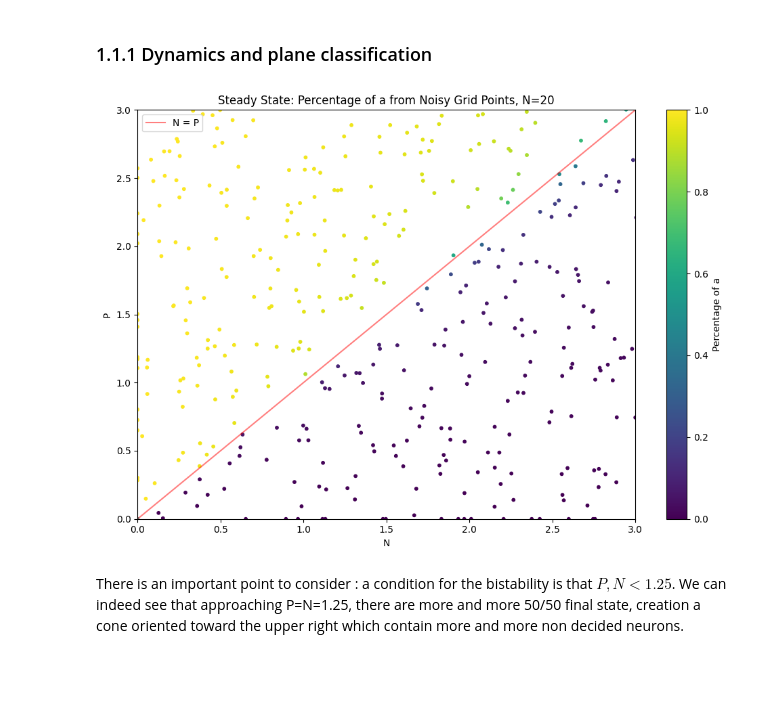
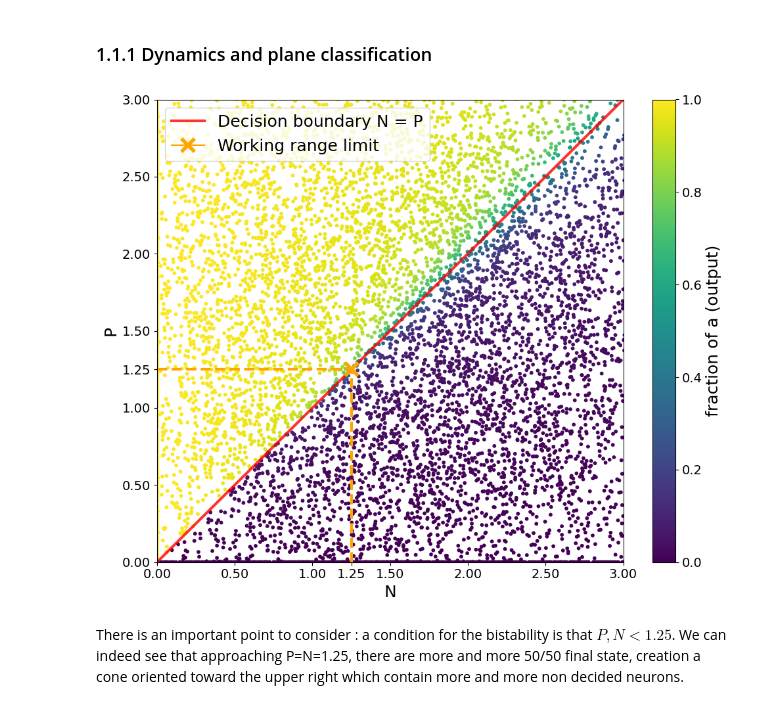
Before and after one commit to Aeronobase/Code-neural-network-with-CRNs, a Jupyter notebook: Sym Neuron-Rondelez_4_Response delay.ipynb, the cells around one changed output. Cells and saved outputs as stored; diff of their text form; code cells hidden in the pictures; blank space fills up the shorter version.

```diff
--- a/Sym Neuron-Rondelez_4_Response delay.ipynb
+++ b/Sym Neuron-Rondelez_4_Response delay.ipynb
@@ -58,12 +58,12 @@ lambda_a = 1.0
 lambda_b = 1.0
 
 # --- Parameter grid for numerical integration ---
-nb_of_points = 20
+nb_of_points = 100
 P_grid = np.linspace(0.0, 3, nb_of_points)  # P entre 0 et 1.25
 N_grid = np.linspace(0.0, 3, nb_of_points)  # N entre 0 et 1.25
 
 # Noise parameters
-noise_sigma = 0.2  # écart-type du bruit gaussien ajouté
+noise_sigma = 0.6  # écart-type du bruit gaussien ajouté
 
 # Time span and initial condition for the ODE
 t_span_full = (0, 150)
@@ -107,31 +107,49 @@ P_plot = results[:, 0]
 N_plot = results[:, 1]
 a_low_plot = results[:, 2]
 b_low_plot = results[:, 3]
-
-# --- Plot the phase diagram ---
-fig, ax = plt.subplots(figsize=(10, 7))
-
-a_percentage = a_low_plot / (a_low_plot + b_low_plot + 1e-10)
-
-sc = ax.scatter(N_plot, P_plot, c=a_percentage, cmap='viridis', s=10, marker='o')
-ax.set_title(f"Steady State: Percentage of a from Noisy Grid Points, N={nb_of_points}")
-ax.set_xlabel("N")
-ax.set_ylabel("P")
-cbar = plt.colorbar(sc, ax=ax)
-cbar.set_label("Percentage of a")
-
-# Tracé de la diagonale N = P
-ax.plot([0, 3], [0, 3], color='red', alpha=0.5, label='N = P')
-
-# Limiter les axes entre 0 et 3
-ax.set_xlim(0, 3)
-ax.set_ylim(0, 3)
-
-ax.legend()
-plt.tight_layout()
-plt.show()
-# %% [output]
-[figure, removed]
+# %%
+# --- Plot the phase diagram ---
+fig, ax = plt.subplots(figsize=(10, 8))
+
+a_percentage = a_low_plot / (a_low_plot + b_low_plot + 1e-10)
+
+sc = ax.scatter(N_plot, P_plot, c=a_percentage, cmap='viridis', s=10, marker='o')
+ax.set_xlabel("N", fontsize=18)
+ax.set_ylabel("P", fontsize=18)
+
+cbar = plt.colorbar(sc, ax=ax)
+cbar.set_label("fraction of a (output)", fontsize=18)
+cbar.ax.tick_params(labelsize=14)
+
+# Tracé de la diagonale N = P
+ax.plot([0, 3], [0, 3], color='red', alpha=0.8, label='Decision boundary N = P', linewidth=3)
+
+# Tracé des traits pointillés partant de (1.25,1.25) jusqu'aux axes
+x_cross, y_cross = 1.25, 1.25
+ax.plot([x_cross, x_cross], [0, y_cross], color='orange', linestyle='--', linewidth=3)
+ax.plot([0, x_cross], [y_cross, y_cross], color='orange', linestyle='--', linewidth=3)
+ax.plot(x_cross, y_cross, marker='x', color='orange', markersize=15, mew=4, label='Working range limit')
+
+# Limiter les axes entre 0 et 3
+ax.set_xlim(0, 3)
+ax.set_ylim(0, 3)
+
+# Ajouter la graduation 1.25 sur les axes
+xticks = list(ax.get_xticks()) + [1.25]
+yticks = list(ax.get_yticks()) + [1.25]
+ax.set_xticks(sorted(set(xticks)))
+ax.set_yticks(sorted(set(yticks)))
+
+# Augmenter la taille des ticks
+ax.tick_params(axis='both', which='major', labelsize=14)
+
+# Légende en haut à gauche
+ax.legend(fontsize=18, loc='upper left')
+
+plt.tight_layout()
+plt.show()
+# %% [output]
+[figure, added]
 # %% [markdown]
 There is an important point to consider : a condition for the bistability is that $P,N<1.25$. We can indeed see that approaching P=N=1.25, there are more and more 50/50 final state, creation a cone oriented toward the upper right which contain more and more non decided neurons.
 # %% [markdown]
```
Also changed, not shown: parts of 3 cells of this notebook, 4 other files.
